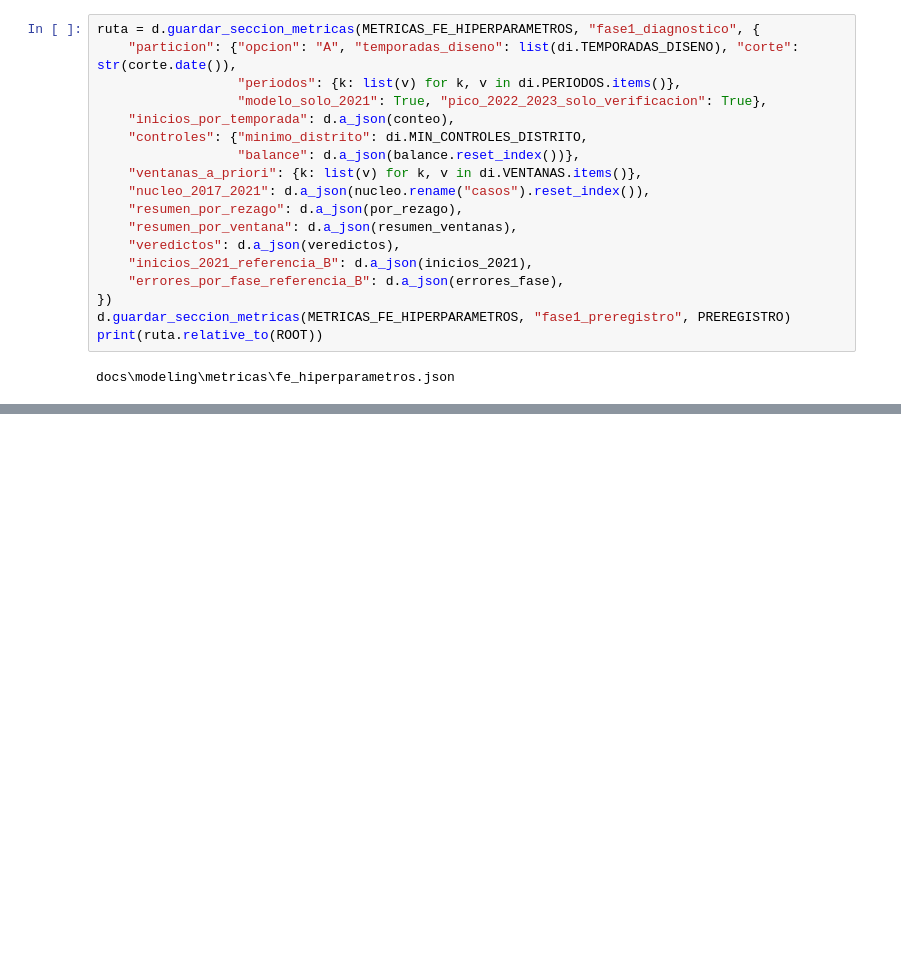
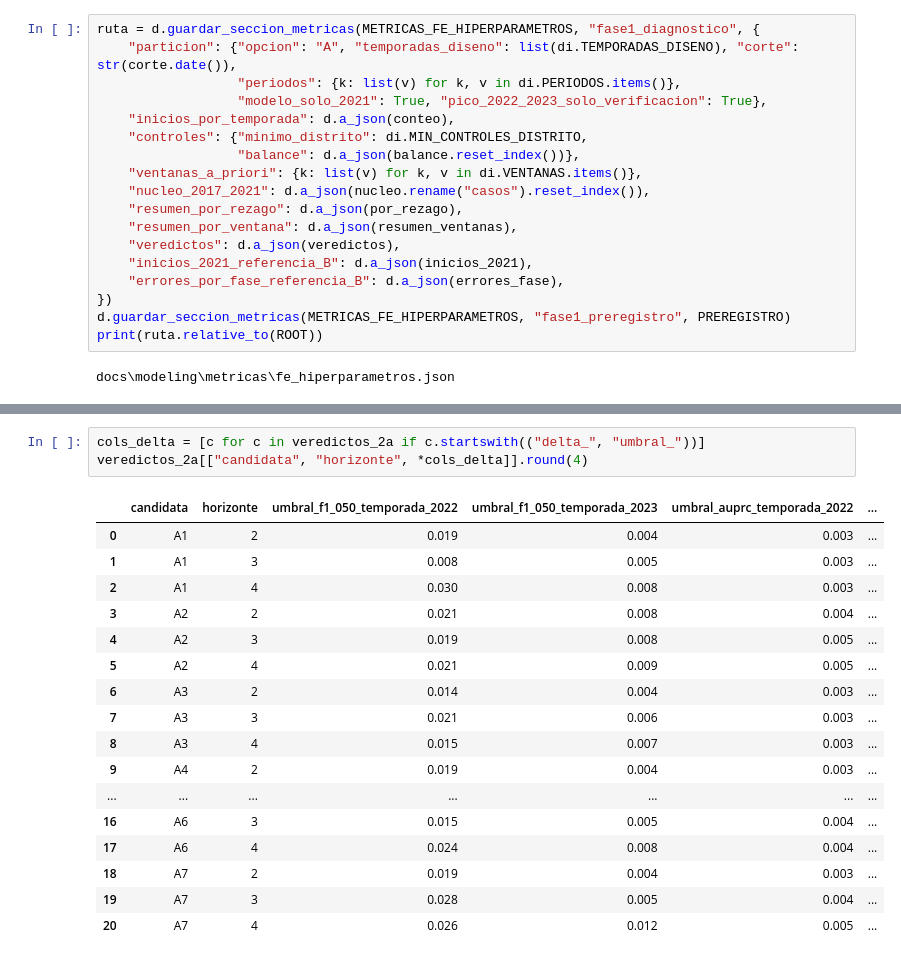
Before and after one commit to panconlocro/Denguekay, a Jupyter notebook: notebooks/32_modelado_fe_inicios.ipynb, the cells around one changed output, grey strips where cells are left out. Drawn from its saved outputs; the diff is of its cells as text; blank space fills up the shorter version.

```diff
--- a/notebooks/32_modelado_fe_inicios.ipynb
+++ b/notebooks/32_modelado_fe_inicios.ipynb
@@ -616,0 +753,21 @@ docs\modeling\metricas\fe_hiperparametros.json
+# %%
+cols_delta = [c for c in veredictos_2a if c.startswith(("delta_", "umbral_"))]
+veredictos_2a[["candidata", "horizonte", *cols_delta]].round(4)
+# %% [output]
+|  | candidata | horizonte | umbral_f1_050_temporada_2022 | umbral_f1_050_temporada_2023 | umbral_auprc_temporada_2022 | ... |
+| 0 | A1 | 2 | 0.019 | 0.004 | 0.003 | ... |
+| 1 | A1 | 3 | 0.008 | 0.005 | 0.003 | ... |
+| 2 | A1 | 4 | 0.030 | 0.008 | 0.003 | ... |
+| 3 | A2 | 2 | 0.021 | 0.008 | 0.004 | ... |
+| 4 | A2 | 3 | 0.019 | 0.008 | 0.005 | ... |
+| 5 | A2 | 4 | 0.021 | 0.009 | 0.005 | ... |
+| 6 | A3 | 2 | 0.014 | 0.004 | 0.003 | ... |
+| 7 | A3 | 3 | 0.021 | 0.006 | 0.003 | ... |
+| 8 | A3 | 4 | 0.015 | 0.007 | 0.003 | ... |
+| 9 | A4 | 2 | 0.019 | 0.004 | 0.003 | ... |
+| ... | ... | ... | ... | ... | ... | ... |
+| 16 | A6 | 3 | 0.015 | 0.005 | 0.004 | ... |
+| 17 | A6 | 4 | 0.024 | 0.008 | 0.004 | ... |
+| 18 | A7 | 2 | 0.019 | 0.004 | 0.003 | ... |
+| 19 | A7 | 3 | 0.028 | 0.005 | 0.004 | ... |
+| 20 | A7 | 4 | 0.026 | 0.012 | 0.005 | ... |
```
Also changed, not shown: parts of 23 cells of this notebook, 9 other files.
